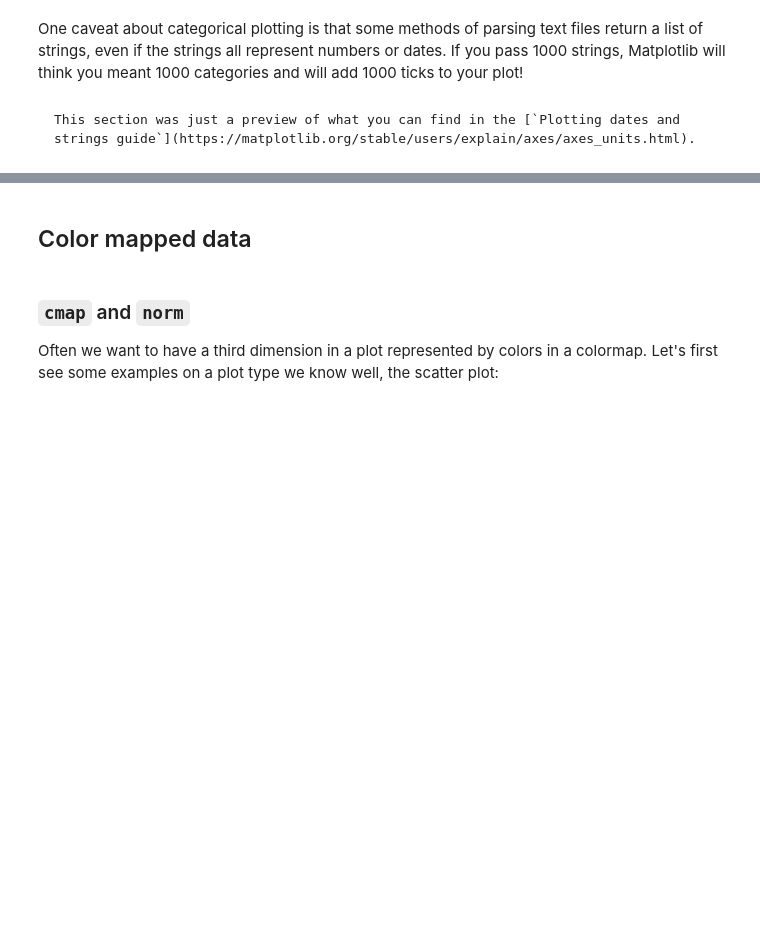
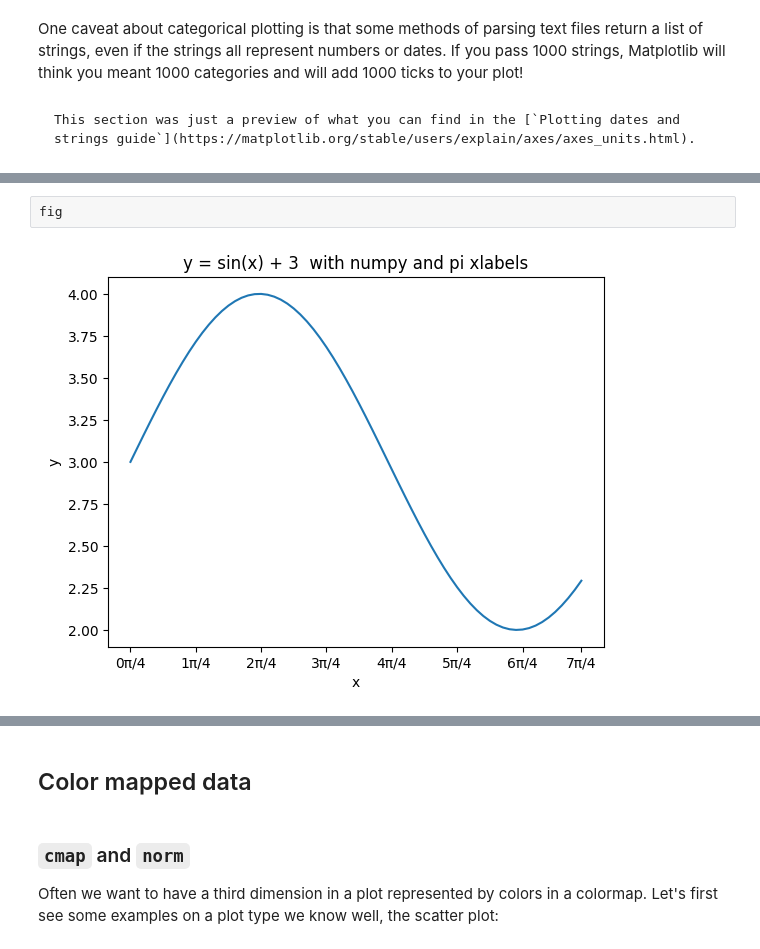
Before and after one commit to TLouf/Py4DataSci-course, a Jupyter notebook: python-school/visualization/2-advanced.ipynb, the cells around one changed output, grey strips where cells are left out. Cells and saved outputs as stored; diff of their text form; blank space fills up the shorter version.

```diff
--- a/python-school/visualization/2-advanced.ipynb
+++ b/python-school/visualization/2-advanced.ipynb
@@ -149,0 +162,4 @@ This section was just a preview of what you can find in the [`Plotting dates and
+# %%
+fig
+# %% [output]
+[figure, added]
```
Also changed, not shown: parts of 21 cells of this notebook, 11 other files.
